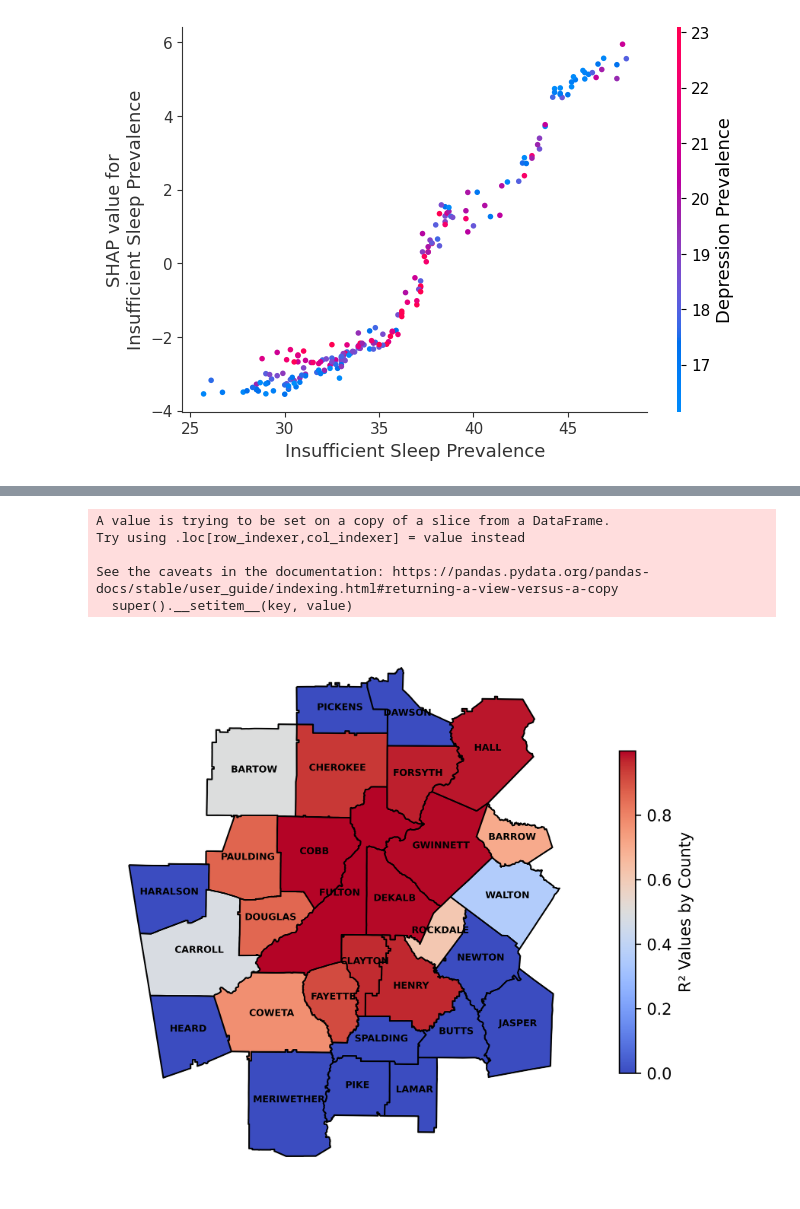
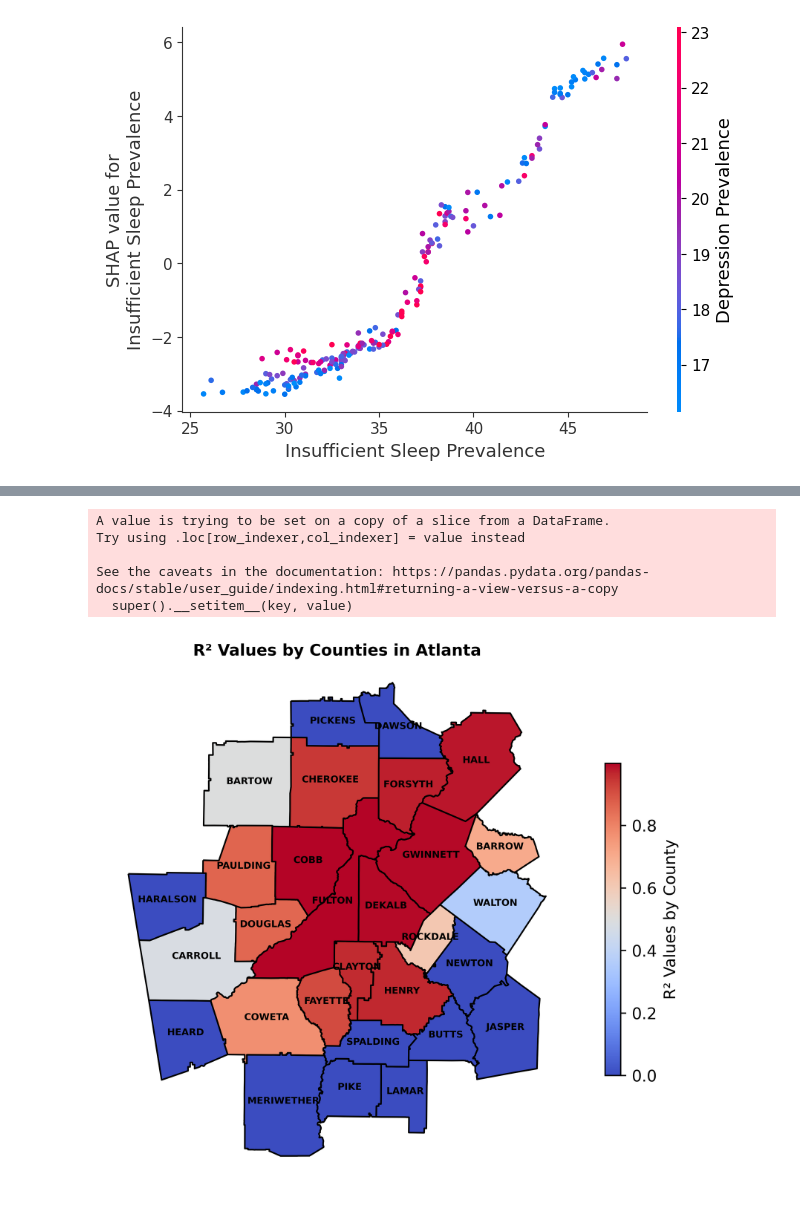
Before and after one commit to lpf057810/APE, a Jupyter notebook: model - Final.ipynb, the cells around one changed output, grey strips where cells are left out. Drawn from its saved outputs; the diff is of its cells as text; code cells hidden in the pictures.

```diff
--- a/model - Final.ipynb
+++ b/model - Final.ipynb
@@ -734,12 +728,9 @@ from sklearn.metrics import r2_score
 from xgboost import XGBRegressor
 
 
-data = pd.read_csv("D:\\project-Geo\\data\\Database_zero.csv")
-# Ensure all necessary columns are present
-# Replace with your actual predictor column names as a list
 
-top_5_variables={'Self-care Difficulty Prevalence','Insufficient Sleep Prevalence',
-                 'Current Smoking Prevalence','Black Population','Core M Prevalence'}
+top_5_variables={'Core Prevention Prevalence','Insufficient Sleep Prevalence',
+                 '','Household Composition & Disability','Depression Prevalence','Lack of Physical Activity Prevalence'}
 if isinstance(all_variables, dict):
     predictors = list(all_variables.keys())  # Extract keys if all_variables is a dictionary
 else:
@@ -833,35 +873,40 @@ r2_df['County'] = r2_df['County'].str.upper()
 georgia_counties['NAME'] = georgia_counties['NAME'].str.upper()
 
 # Filter only the counties with R² data
 filtered_counties = georgia_counties[georgia_counties['NAME'].isin(r2_df['County'])]
 
 # Merge the filtered counties with R² data
 merged_gdf = filtered_counties.merge(r2_df, left_on='NAME', right_on='County', how='left')
 
 fig, ax = plt.subplots(1, 1, figsize=(7, 5), dpi=600)  # High resolution and ideal size
 merged_gdf.boundary.plot(ax=ax, color='black', linewidth=0.8)
 merged_gdf.plot(column='R^2', ax=ax, legend=True, cmap='coolwarm', edgecolor='black',
                 legend_kwds={'label': "R² Values by County", 'shrink': 0.6})
 
 # Clear, bold labels
 for idx, row in merged_gdf.iterrows():
-    plt.annotate(text=row['NAME'],
-                 xy=(row['geometry'].centroid.x, row['geometry'].centroid.y),
-                 ha='center', fontsize=6, color='black', weight='bold')
+    txt = plt.annotate(
+        text=row['NAME'],  # County name
+        xy=(row['geometry'].centroid.x, row['geometry'].centroid.y),  # Label position
+        ha='center', fontsize=6, color='black', weight='bold'  # Font styling
+    )
+    # Add white outline for better readability
+    #txt.set_path_effects([PathEffects.withStroke(linewidth=0.8, foreground='white')])
 
-#plt.title("R² Values by Selected Counties in Georgia", fontsize=12, weight='bold')
+
+plt.title("R² Values by Counties in Atlanta", fontsize=10, weight='bold',pad=0)
 plt.axis('off')
 plt.tight_layout()
 
 # Save as high-resolution PNG or PDF for publication
 plt.savefig("R2_Map_Publication.png", dpi=600, bbox_inches='tight', format='png')
 #plt.savefig("R2_Map_Publication.pdf", bbox_inches='tight', format='pdf')  # For vector quality
 
 plt.show()
 # %% [output]
 A value is trying to be set on a copy of a slice from a DataFrame.
 Try using .loc[row_indexer,col_indexer] = value instead
 
 See the caveats in the documentation: https://pandas.pydata.org/pandas-docs/stable/user_guide/indexing.html#returning-a-view-versus-a-copy
   super().__setitem__(key, value)
-[figure, old version]
+[figure, new version]
```
Also changed, not shown: parts of 3 cells of this notebook.
